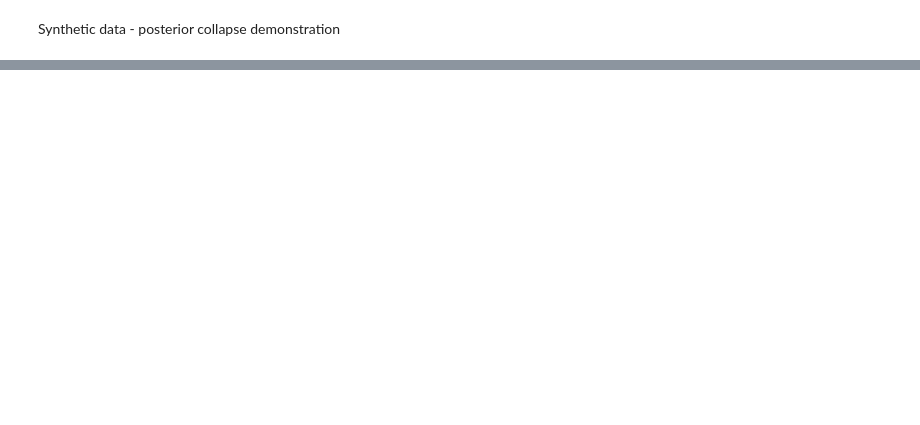
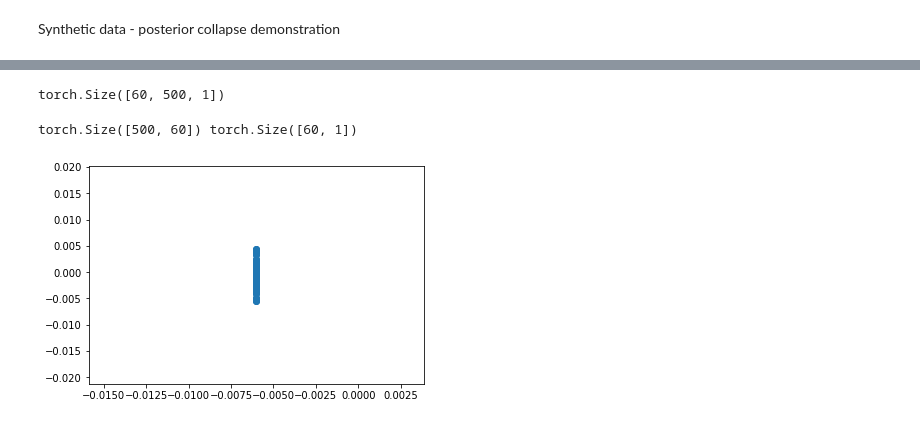
Before and after one commit to eliisabethein/DD2424-project, a Jupyter notebook: testing-workspace.ipynb, the cells around one changed output, grey strips where cells are left out. Saved outputs shown, nothing was run; the diff lists cells and outputs as text; code cells hidden in the pictures; blank space fills up the shorter version.

```diff
--- a/testing-workspace.ipynb
+++ b/testing-workspace.ipynb
@@ -409,6 +432,15 @@ train_syn_data = np.loadtxt('./synthetic-data/synthetic_train.txt', dtype=int)
 batch_size = 20
 inputs = []
 targets = []
+random_indices = np.random.choice(train_syn_data.shape[0], 500)
+tracked_inputs = []
+tracked_targets = []
+for random_index in random_indices:
+    tracked_inputs.append(train_syn_data[random_index, :-1])
+    tracked_targets.append(train_syn_data[random_index, 1:])
+tracked_inputs = torch.tensor(tracked_inputs).unsqueeze(-1)
+tracked_targets = torch.tensor(tracked_targets).unsqueeze(-1)
+
 for i in range(len(train_syn_data) // batch_size):
     batch_sentences = train_syn_data[i * batch_size:(i+1) * batch_size]
 
@@ -419,7 +451,6 @@ for i in range(len(train_syn_data) // batch_size):
             target_batch[j,0:len(sentence)-1,0] = sentence[1:]
     inputs.append(input_batch)
     targets.append(target_batch)
-# print(targets[:1])
 # %%
 def log_sum_exp(value, dim=None, keepdim=False):
     """Numerically stable implementation of the operation
@@ -490,2 +528,13 @@ def generate_grid(lower, upper, step):
+# %%
+vocab_size = 1000
+hidden_size = 50
+latent_size = 2
+num_layers = 1
+sequence_length = 10
+
+x_lens = sequence_length*np.ones((batch_size, train_syn_data.shape[1] - 1))
+embedding_weights = nn.Embedding(vocab_size, hidden_size).weight
+vae = VAE(hidden_size, num_layers, embedding_weights, latent_size)
+vae_optimizer = torch.optim.Adam(vae.parameters(), lr=learning_rate)
 # %%
 step = 1/10
@@ -495,14 +568,3 @@ true_mean = compute_true_posterior_mean(true_posterior.t(), latent_grid)
-# %%
-vocab_size = 1000
-hidden_size = 50
-latent_size = 1
-num_layers = 1
-sequence_length = 10
-
-x_lens = sequence_length*np.ones((batch_size, train_syn_data.shape[1] - 1))
-embedding_weights = nn.Embedding(vocab_size, hidden_size).weight
-vae = VAE(hidden_size, num_layers, embedding_weights, latent_size)
-vae_optimizer = torch.optim.Adam(vae.parameters(), lr=learning_rate)
 # %%
 for epoch in range(epochs):
     for i in range(len(inputs)):
@@ -527,0 +596,11 @@ KeyboardInterrupt:
+# %%
+latent_grid = generate_grid(-3, 3, step, latent_size)
+true_posterior = compute_true_posterior(tracked_inputs, latent_grid, vae, tracked_targets)
+true_mean = compute_true_posterior_mean(true_posterior.t(), latent_grid)
+approximate_mean, _, _ = vae(tracked_inputs)
+plt.scatter(true_mean.detach().numpy(), approximate_mean.detach().numpy())
+plt.show()
+# %% [output]
+torch.Size([60, 500, 1])
+torch.Size([500, 60]) torch.Size([60, 1])
+[figure, added]
```
Also changed, not shown: parts of 10 cells of this notebook.
